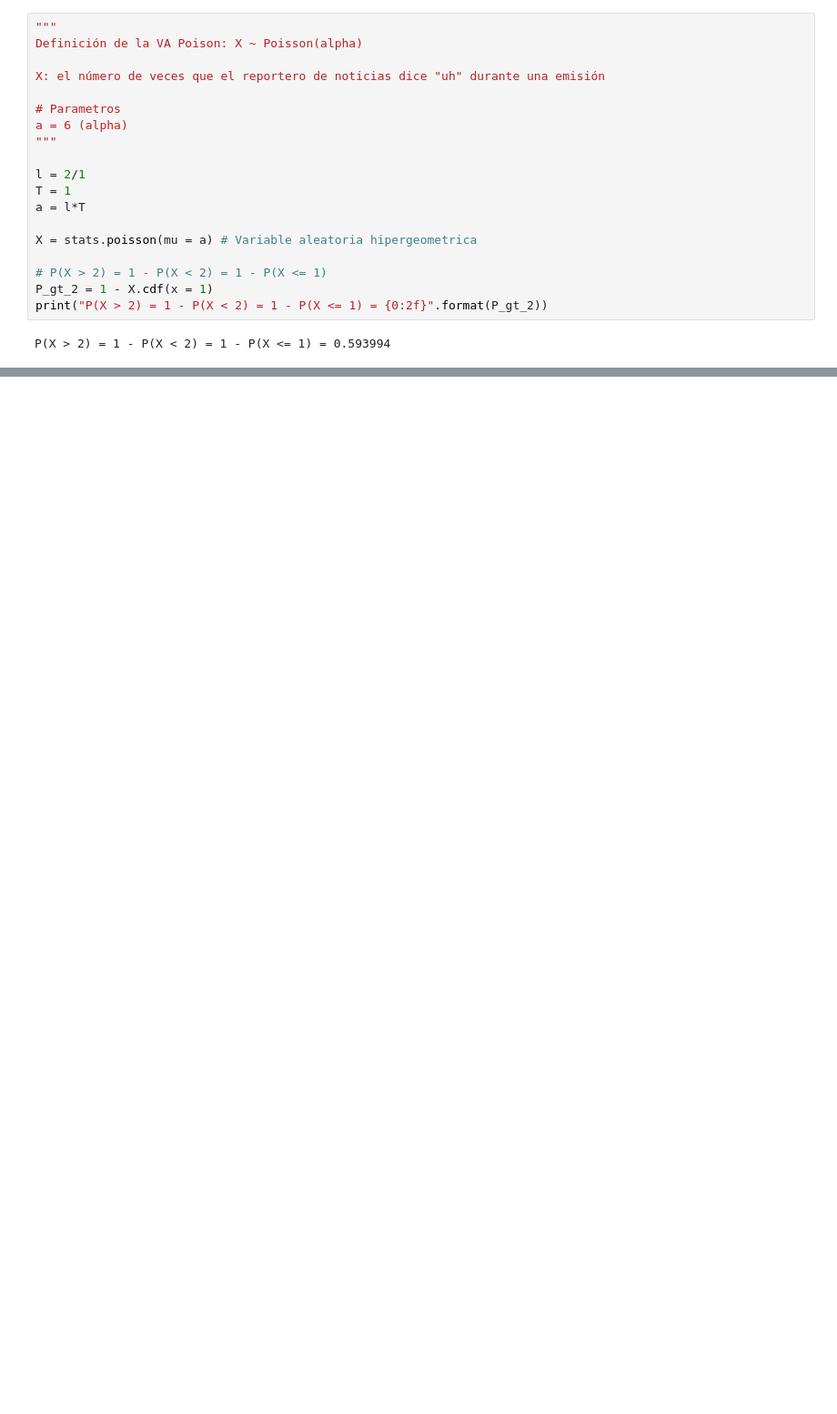
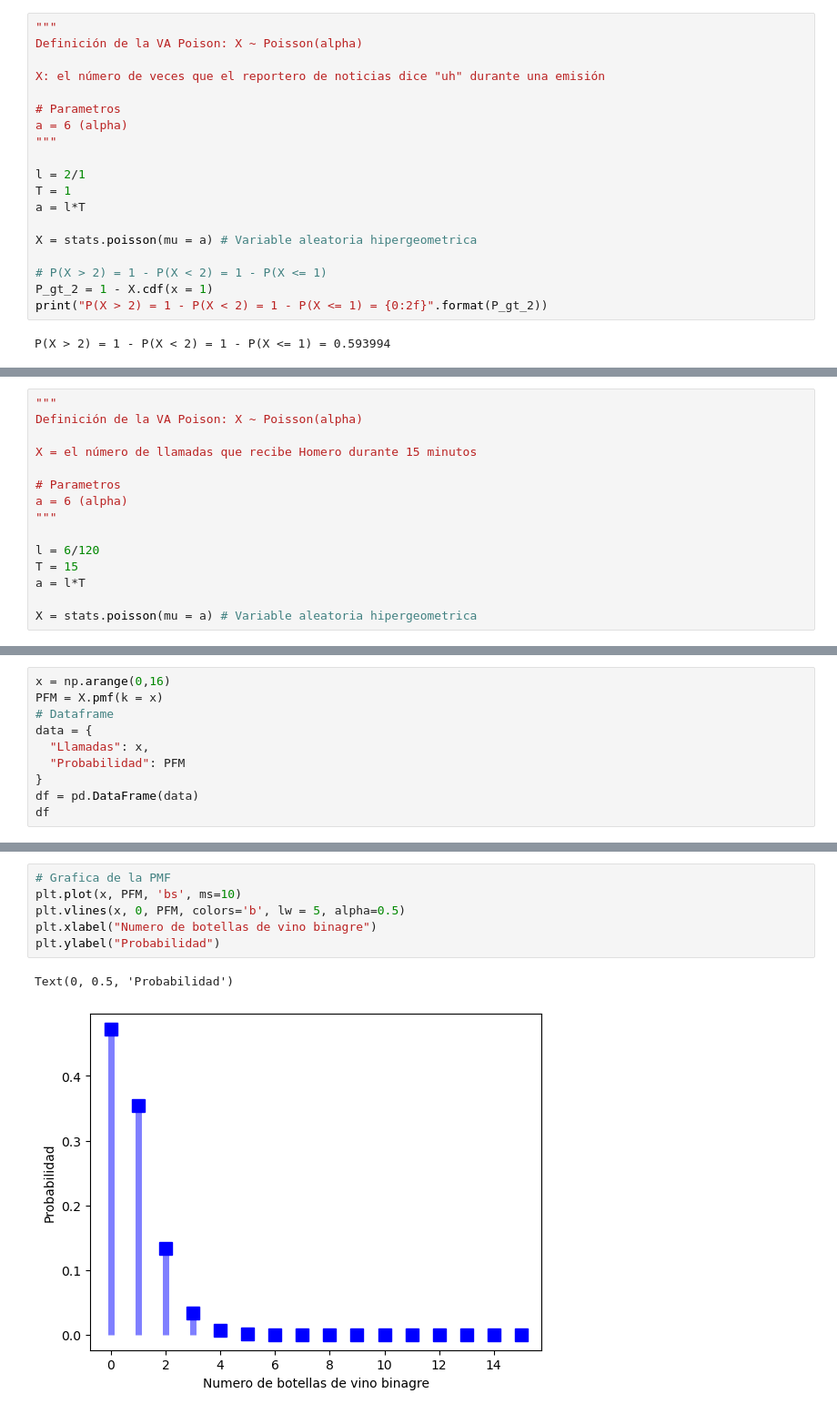
Before and after one commit to tigarto/curso_2023-1, a Jupyter notebook: variables_aleatorias/poisson.ipynb, the cells around one changed output, grey strips where cells are left out. Shown at 91% size. Drawn from its saved outputs; the diff is of its cells as text; blank space fills up the shorter version.

Commit message:
docs: ejemplos Poisson actualizados

```diff
--- a/variables_aleatorias/poisson.ipynb
+++ b/variables_aleatorias/poisson.ipynb
@@ -132,0 +156,15 @@ P(X > 2) = 1 - P(X < 2) = 1 - P(X <= 1) = 0.593994
+# %%
+"""
+Definición de la VA Poison: X ~ Poisson(alpha)
+
+X = el número de llamadas que recibe Homero durante 15 minutos
+
+# Parametros
+a = 6 (alpha)
+"""
+
+l = 6/120
+T = 15
+a = l*T
+
+X = stats.poisson(mu = a) # Variable aleatoria hipergeometrica
@@ -132,0 +181,10 @@ P(X > 2) = 1 - P(X < 2) = 1 - P(X <= 1) = 0.593994
+# %%
+x = np.arange(0,16)
+PFM = X.pmf(k = x)
+# Dataframe
+data = {
+  "Llamadas": x,
+  "Probabilidad": PFM
+}
+df = pd.DataFrame(data)
+df
@@ -132,0 +209,9 @@ P(X > 2) = 1 - P(X < 2) = 1 - P(X <= 1) = 0.593994
+# %%
+# Grafica de la PMF
+plt.plot(x, PFM, 'bs', ms=10)
+plt.vlines(x, 0, PFM, colors='b', lw = 5, alpha=0.5)
+plt.xlabel("Numero de botellas de vino binagre")
+plt.ylabel("Probabilidad")
+# %% [output]
+Text(0, 0.5, 'Probabilidad')
+[figure, added]
```
Also changed, not shown: parts of 20 cells of this notebook.
